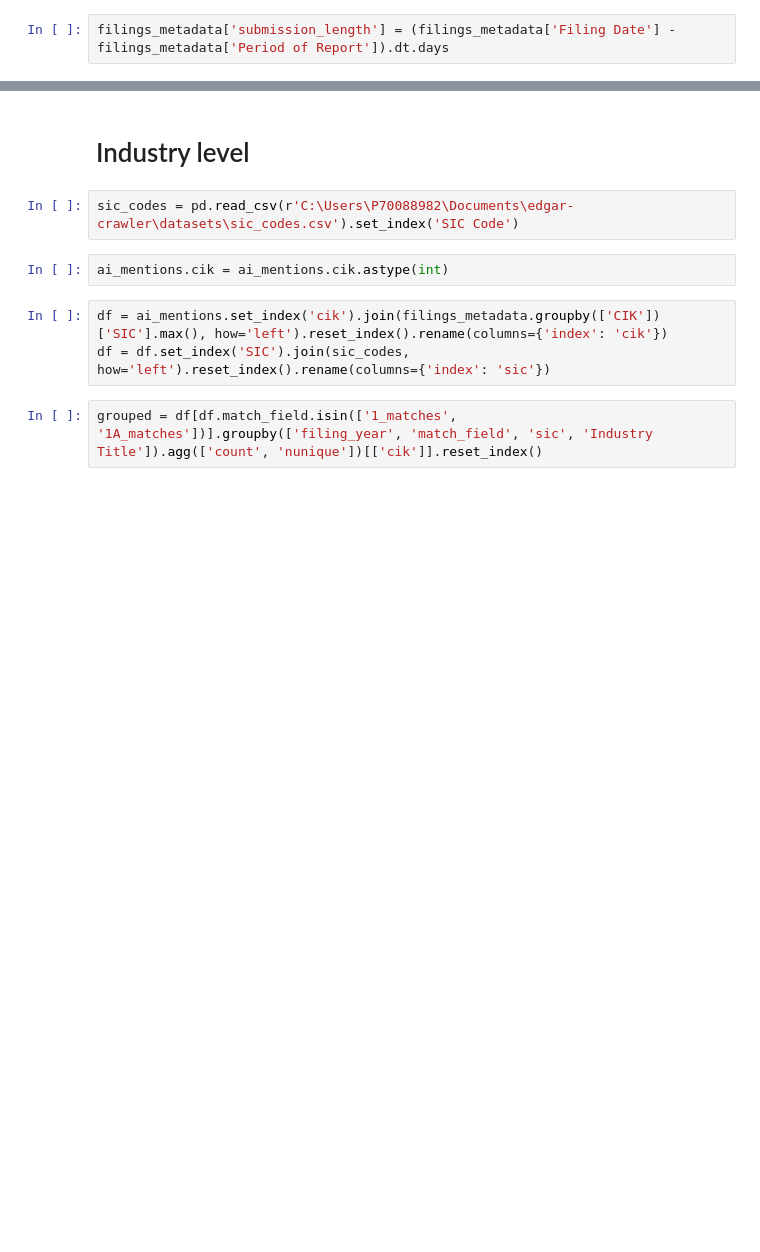
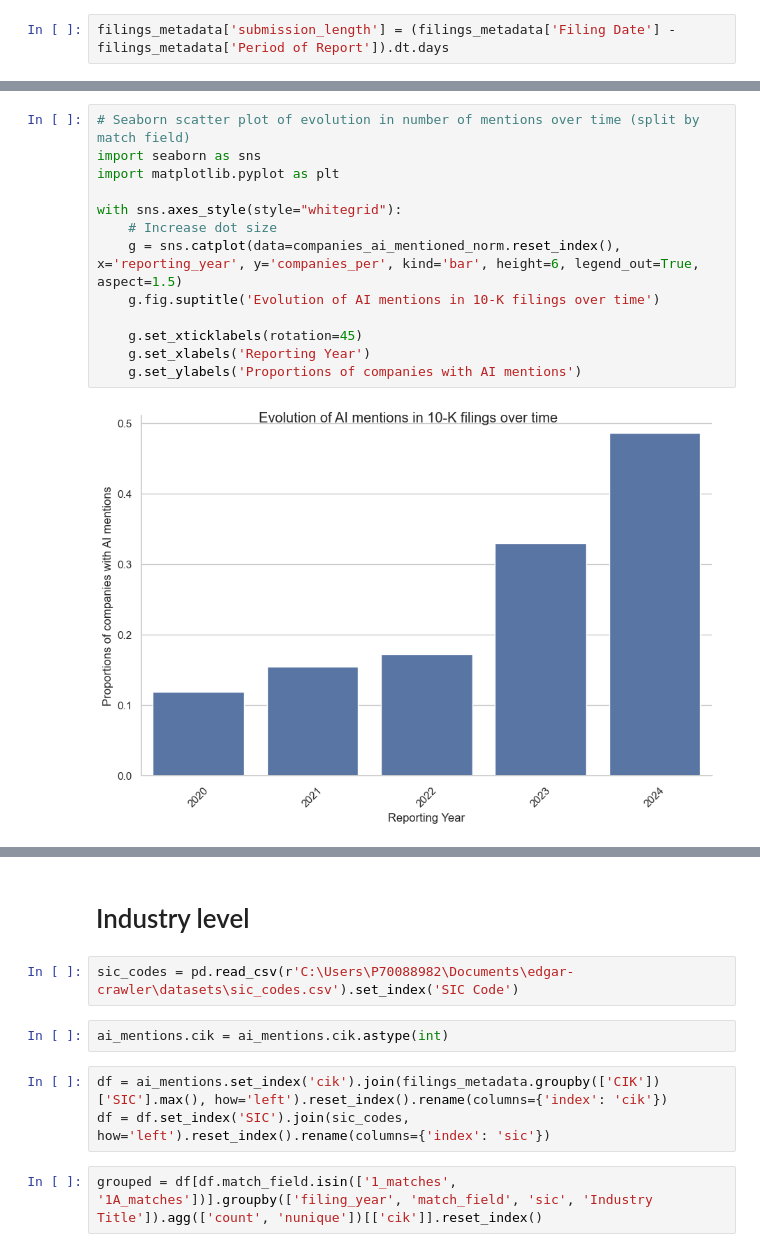
Before and after one commit to lucas-ubm/sec_analysis, a Jupyter notebook: notebooks/EDA.ipynb, the cells around one changed output, grey strips where cells are left out. Drawn from its saved outputs; the diff is of its cells as text; blank space fills up the shorter version.

```diff
--- a/notebooks/EDA.ipynb
+++ b/notebooks/EDA.ipynb
@@ -70 +65,16 @@ max       8832.000000
 Name: submission_length, dtype: float64
+# %%
+# Seaborn scatter plot of evolution in number of mentions over time (split by match field)
+import seaborn as sns
+import matplotlib.pyplot as plt
+
+with sns.axes_style(style="whitegrid"):
+    # Increase dot size
+    g = sns.catplot(data=companies_ai_mentioned_norm.reset_index(), x='reporting_year', y='companies_per', kind='bar', height=6, legend_out=True, aspect=1.5)
+    g.fig.suptitle('Evolution of AI mentions in 10-K filings over time')
+
+    g.set_xticklabels(rotation=45)
+    g.set_xlabels('Reporting Year')
+    g.set_ylabels('Proportions of companies with AI mentions')
+# %% [output]
+[figure, added]
```
Also changed, not shown: parts of 9 cells of this notebook, 1 other file.
